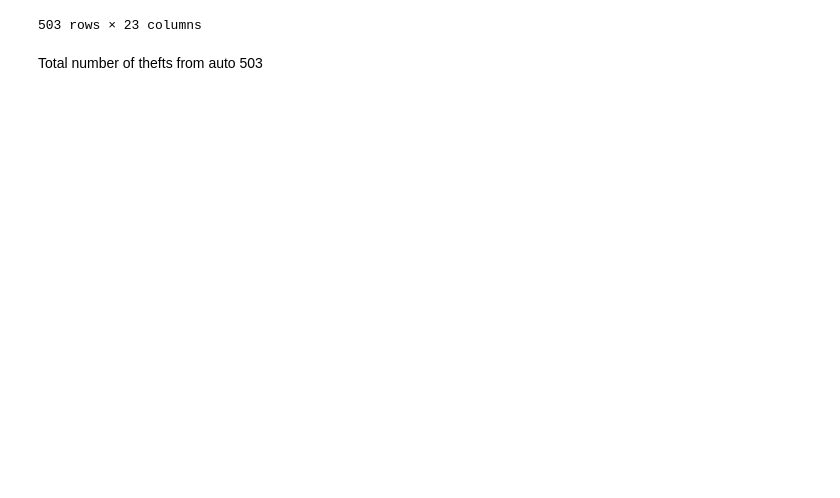
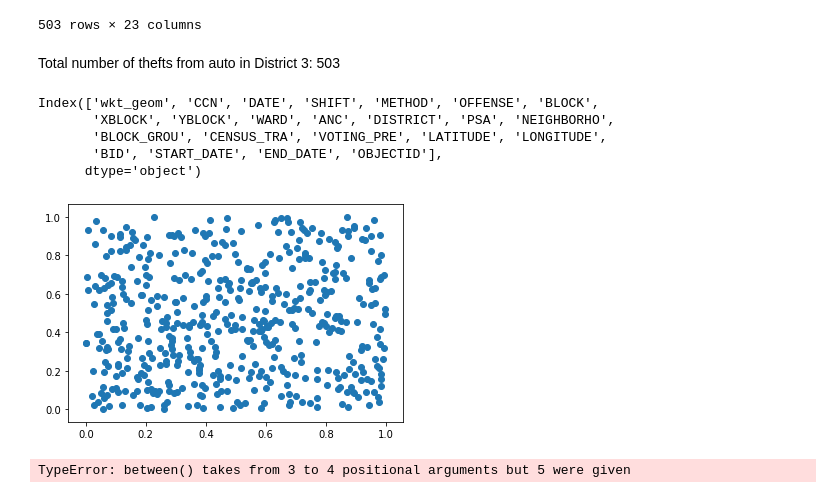
Before and after one commit to nbutler4/sharing-github-, a Jupyter notebook: Butler_Lab3.ipynb, the cells around one changed output. Drawn from its saved outputs; the diff is of its cells as text; code cells hidden in the pictures; blank space fills up the shorter version.

```diff
--- a/Butler_Lab3.ipynb
+++ b/Butler_Lab3.ipynb
@@ -139,4 +105,25 @@ dff.loc[(dff['WARD'] == 3) & (dff['OFFENSE'] == 'THEFT F/AUTO')]
 | 33014 | Point (-77.07208058962854125 38.9... | 17126348 | 7/23/17 | DAY | OTHERS | THEFT F/AUTO | 3700 - 3724 BLOCK OF MILITARY ROA... | 393753 | 143681 | 3 | ... | ... |
 503 rows × 23 columns
 # %% [markdown]
-Total number of thefts from auto 503
+Total number of thefts from auto in District 3: 503
+# %%
+dff.columns
+# %% [output]
+Index(['wkt_geom', 'CCN', 'DATE', 'SHIFT', 'METHOD', 'OFFENSE', 'BLOCK',
+       'XBLOCK', 'YBLOCK', 'WARD', 'ANC', 'DISTRICT', 'PSA', 'NEIGHBORHO',
+       'BLOCK_GROU', 'CENSUS_TRA', 'VOTING_PRE', 'LATITUDE', 'LONGITUDE',
+       'BID', 'START_DATE', 'END_DATE', 'OBJECTID'],
+      dtype='object')
+# %%
+N = 503
+x = np.random.rand(N)
+y = np.random.rand(N)
+
+plt.scatter(x, y)
+plt.show()
+# %% [output]
+[figure, added]
+# %%
+dff_crimespot = dff[dff['wkt_geom'].between('-77.0','37.0','-76.0','36.0')]
+# %% [output]
+TypeError: between() takes from 3 to 4 positional arguments but 5 were given
```
Also changed, not shown: parts of 7 cells of this notebook.
